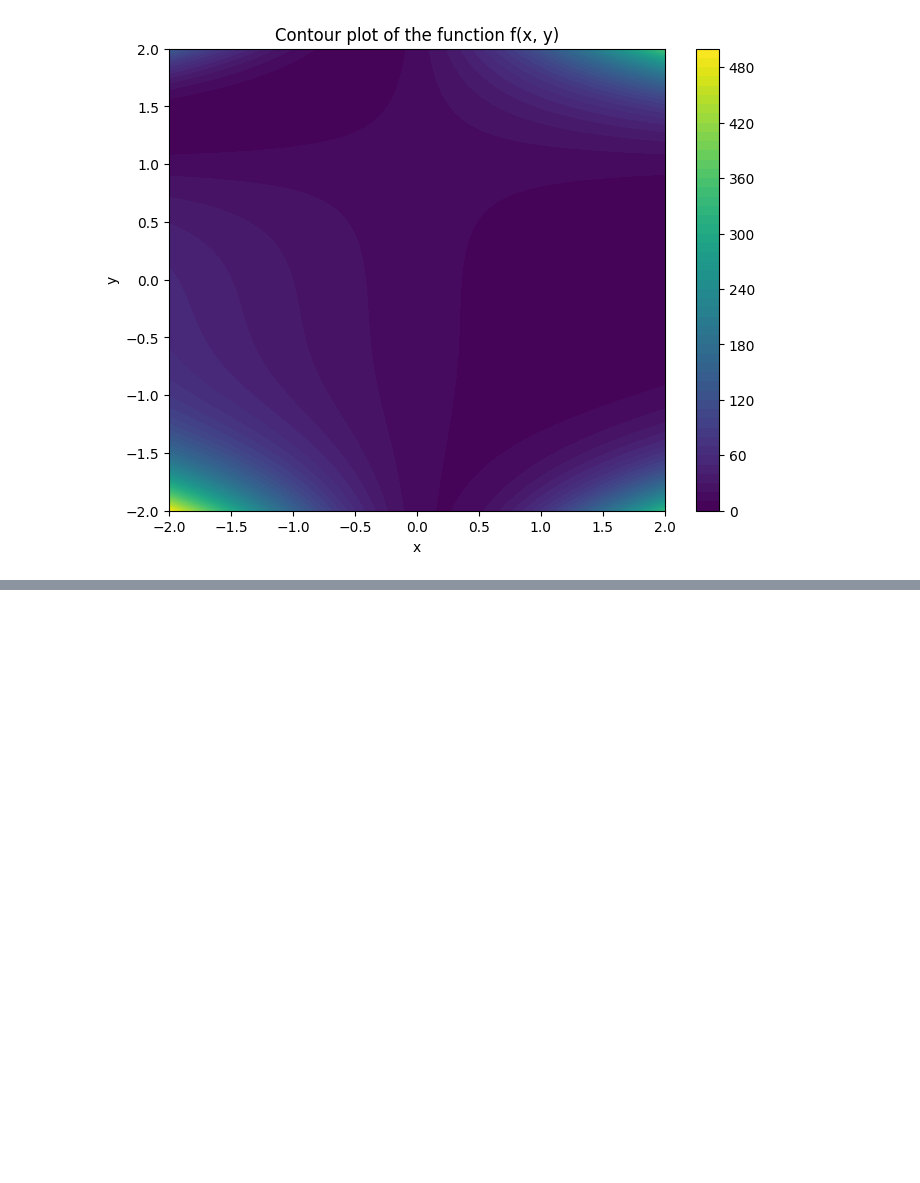
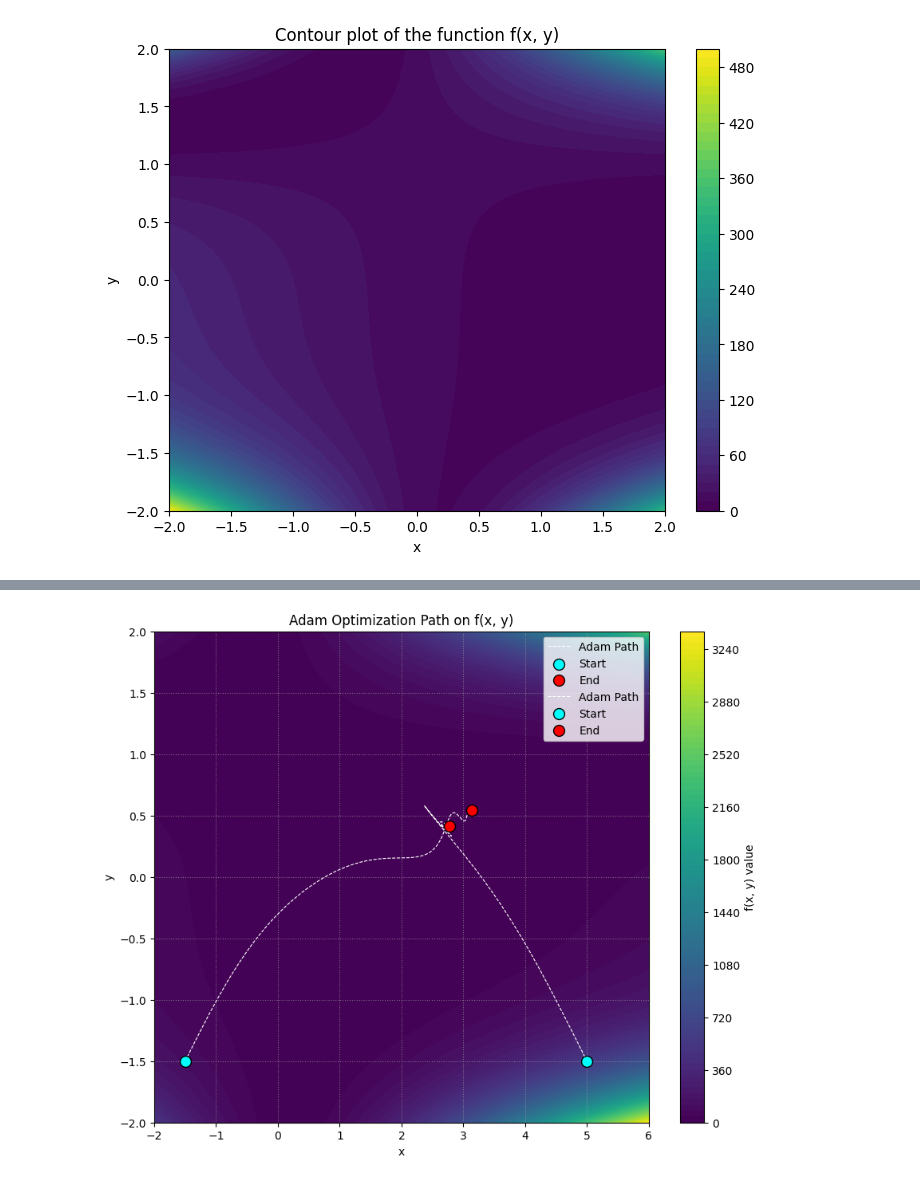
Before and after one commit to rowan-dauria/mphil-m1-exercises, a Jupyter notebook: exercises01.ipynb, the cells around one changed output, grey strips where cells are left out. Saved outputs shown, nothing was run; the diff lists cells and outputs as text; code cells hidden in the pictures; blank space fills up the shorter version.

```diff
--- a/exercises01.ipynb
+++ b/exercises01.ipynb
@@ -170,0 +186,16 @@ plt.show()
+# %%
+from numpy.typing import NDArray
+FloatArray  = NDArray[np.float64]
+def adam_step(
+        t: int,
+        theta_t: FloatArray,
+        mt_minus_1: FloatArray = np.zeros(2),
+        st_minus_1: FloatArray = np.zeros(2)
+    ) -> tuple[FloatArray, FloatArray, FloatArray]:
+    g_t = np.array([df_dx(theta_t[0], theta_t[1]), df_dy(theta_t[0], theta_t[1])])
+    m_t = beta1 * mt_minus_1 + (1 - beta1) * g_t
+    s_t = beta2 * st_minus_1 + (1 - beta2) * (g_t**2)
+    mhat_t = m_t / (1 - beta1**t)
+    shat_t = s_t / (1 - beta2**t)
+    theta_t_plus_1 = theta_t - (eta * mhat_t) / (np.sqrt(shat_t) + eps)
+    return theta_t_plus_1, m_t, s_t
@@ -170,0 +242,51 @@ plt.show()
+# %%
+# 1. Setup the figure and axes object
+fig, ax = plt.subplots(figsize=(10, 8))
+
+# 2. Create data for the contour plot within the relevant range
+# --- FIX: Reverted range from (-3, 3) back to (-2, 2) ---
+x = np.linspace(-2, 6, 400)
+y = np.linspace(-2, 2, 400)
+X, Y = np.meshgrid(x, y)
+Z = f(X, Y)
+
+# 3. Plot the contour plot on the axes
+# --- FIX: Using a higher number of linear levels instead of logspace ---
+cp = ax.contourf(X, Y, Z, levels=100, cmap='viridis')
+fig.colorbar(cp, ax=ax, label='f(x, y) value')
+
+# 4. Plot the Adam optimizer path (this part was correct)
+x_steps1 = adam_1[:, 0]
+y_steps1 = adam_1[:, 1]
+ax.plot(x_steps1, y_steps1,
+        color='white', marker=None,
+        linestyle='--', linewidth=.8, label='Adam Path')
+
+# 5. Highlight the start and end points
+ax.scatter(x_steps1[0], y_steps1[0], color='cyan', s=100, zorder=5, edgecolors='black', label='Start')
+ax.scatter(x_steps1[-1], y_steps1[-1], color='red', s=100, zorder=5, edgecolors='black', label='End')
+
+# 4. Plot the Adam optimizer path (this part was correct)
+x_steps2 = adam_2[:, 0]
+y_steps2 = adam_2[:, 1]
+ax.plot(x_steps2, y_steps2,
+        color='white', marker=None,
+        linestyle='--', linewidth=.8, label='Adam Path')
+
+# 5. Highlight the start and end points
+ax.scatter(x_steps2[0], y_steps2[0], color='cyan', s=100, zorder=5, edgecolors='black', label='Start')
+ax.scatter(x_steps2[-1], y_steps2[-1], color='red', s=100, zorder=5, edgecolors='black', label='End')
+
+# 6. Set titles and labels
+ax.set_title('Adam Optimization Path on f(x, y)')
+ax.set_xlabel('x')
+ax.set_ylabel('y')
+ax.set_xlim([-2, 6]) # Ensure axes limits match the data range
+ax.set_ylim([-2, 2])
+ax.legend()
+ax.grid(True, linestyle=':', alpha=0.6)
+
+# 7. Display the plot
+plt.show()
+# %% [output]
+[figure, added]
```
Also changed, not shown: parts of 3 cells of this notebook.
